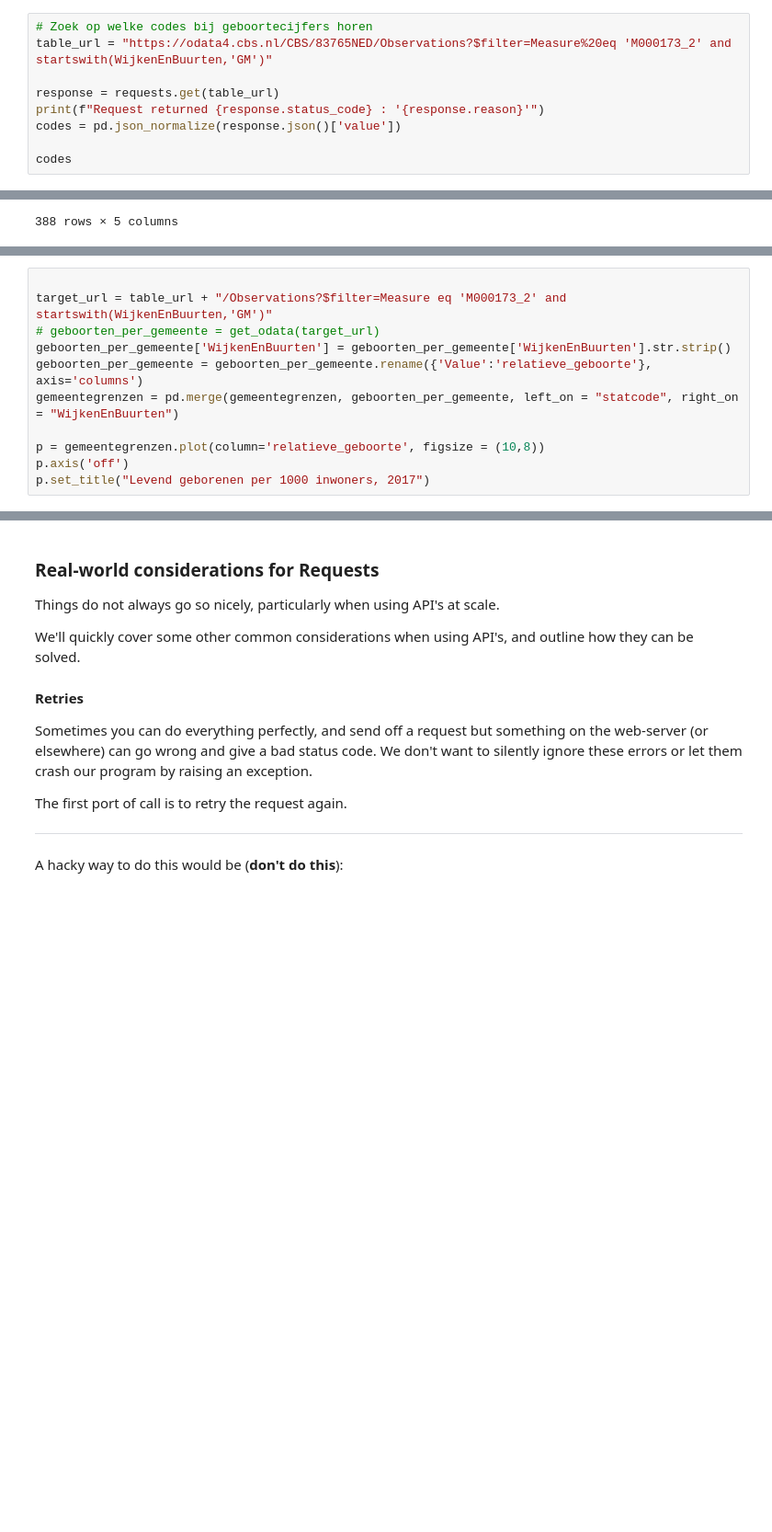
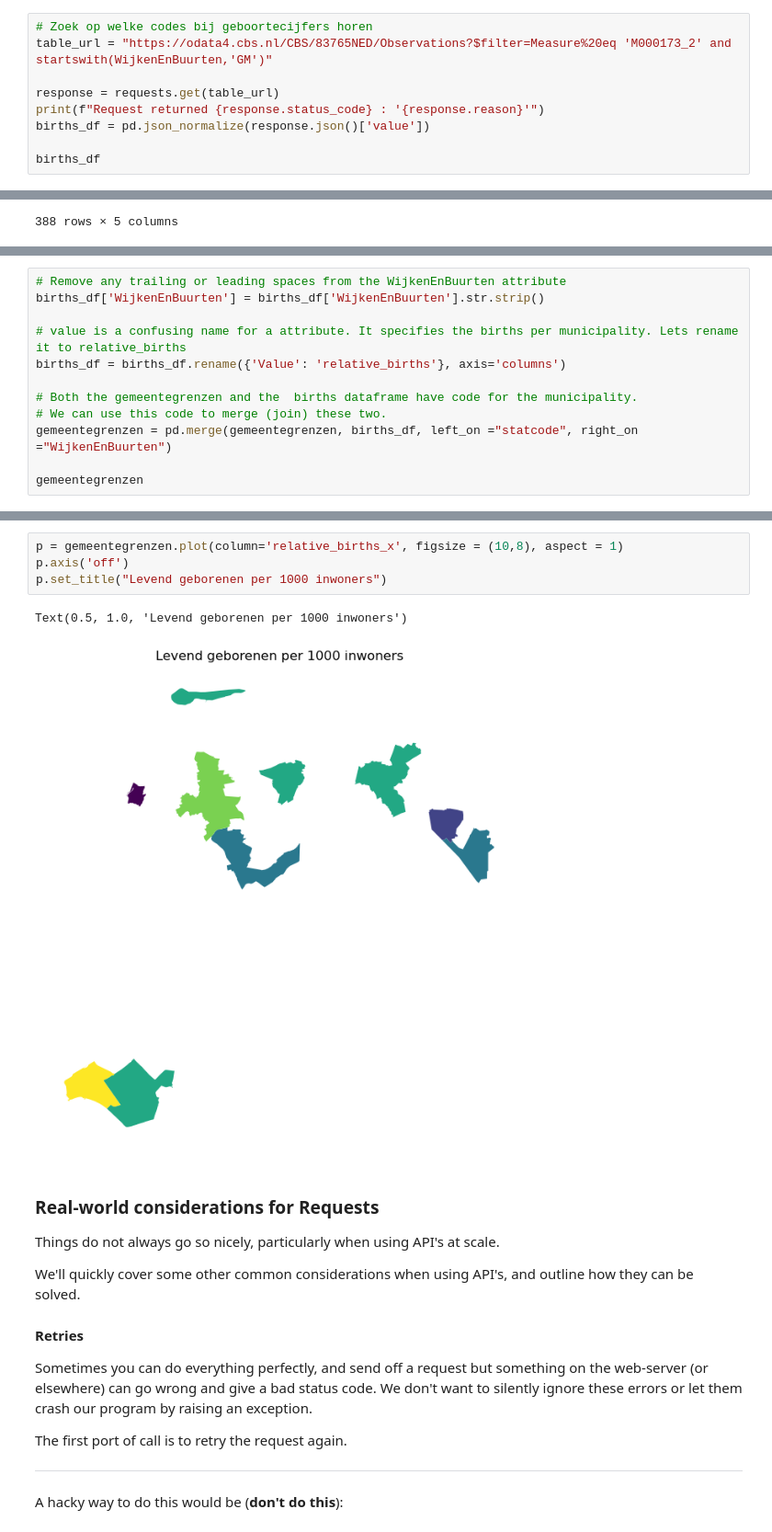
Before and after one commit to Timmarh/intro-apis, a Jupyter notebook: API_tutorial.ipynb, the cells around one changed output, grey strips where cells are left out. Shown: that part at 92% size. Cells and saved outputs as stored; diff of their text form; blank space fills up the shorter version.

```diff
--- a/API_tutorial.ipynb
+++ b/API_tutorial.ipynb
@@ -401,9 +401,9 @@ table_url = "https://odata4.cbs.nl/CBS/83765NED/Observations?$filter=Measure%20e
 
 response = requests.get(table_url)
 print(f"Request returned {response.status_code} : '{response.reason}'")
-codes = pd.json_normalize(response.json()['value'])
+births_df = pd.json_normalize(response.json()['value'])
 
-codes
+births_df
 # %% [output]
 Request returned 200 : 'OK'
 |  | Id | Measure | ValueAttribute | Value | WijkenEnBuurten |
@@ -426,11 +422,12 @@ print(geb[['Title','Unit','Identifier']])
-# %%
-
-target_url = table_url + "/Observations?$filter=Measure eq 'M000173_2' and startswith(WijkenEnBuurten,'GM')"
-# geboorten_per_gemeente = get_odata(target_url)
-geboorten_per_gemeente['WijkenEnBuurten'] = geboorten_per_gemeente['WijkenEnBuurten'].str.strip()
-geboorten_per_gemeente = geboorten_per_gemeente.rename({'Value':'relatieve_geboorte'}, axis='columns')
-gemeentegrenzen = pd.merge(gemeentegrenzen, geboorten_per_gemeente, left_on = "statcode", right_on = "WijkenEnBuurten")
-
-p = gemeentegrenzen.plot(column='relatieve_geboorte', figsize = (10,8))
-p.axis('off')
-p.set_title("Levend geborenen per 1000 inwoners, 2017")
+# %%
+# Remove any trailing or leading spaces from the WijkenEnBuurten attribute
+births_df['WijkenEnBuurten'] = births_df['WijkenEnBuurten'].str.strip()
+
+# value is a confusing name for a attribute. It specifies the births per municipality. Lets rename it to relative_births
+births_df = births_df.rename({'Value': 'relative_births'}, axis='columns')
+
+# Both the gemeentegrenzen and the  births dataframe have code for the municipality.
+# We can use this code to merge (join) these two.
+gemeentegrenzen = pd.merge(gemeentegrenzen, births_df, left_on ="statcode", right_on ="WijkenEnBuurten")
+
+gemeentegrenzen
@@ -437,3 +446,10 @@ p.set_title("Levend geborenen per 1000 inwoners, 2017")
+# %%
+p = gemeentegrenzen.plot(column='relative_births_x', figsize = (10,8), aspect = 1)
+p.axis('off')
+p.set_title("Levend geborenen per 1000 inwoners")
+# %% [output]
+Text(0.5, 1.0, 'Levend geborenen per 1000 inwoners')
+[figure, added]
 # %% [markdown]
 ### Real-world considerations for Requests
 
```
Also changed, not shown: parts of 5 cells of this notebook, 1 other file.
